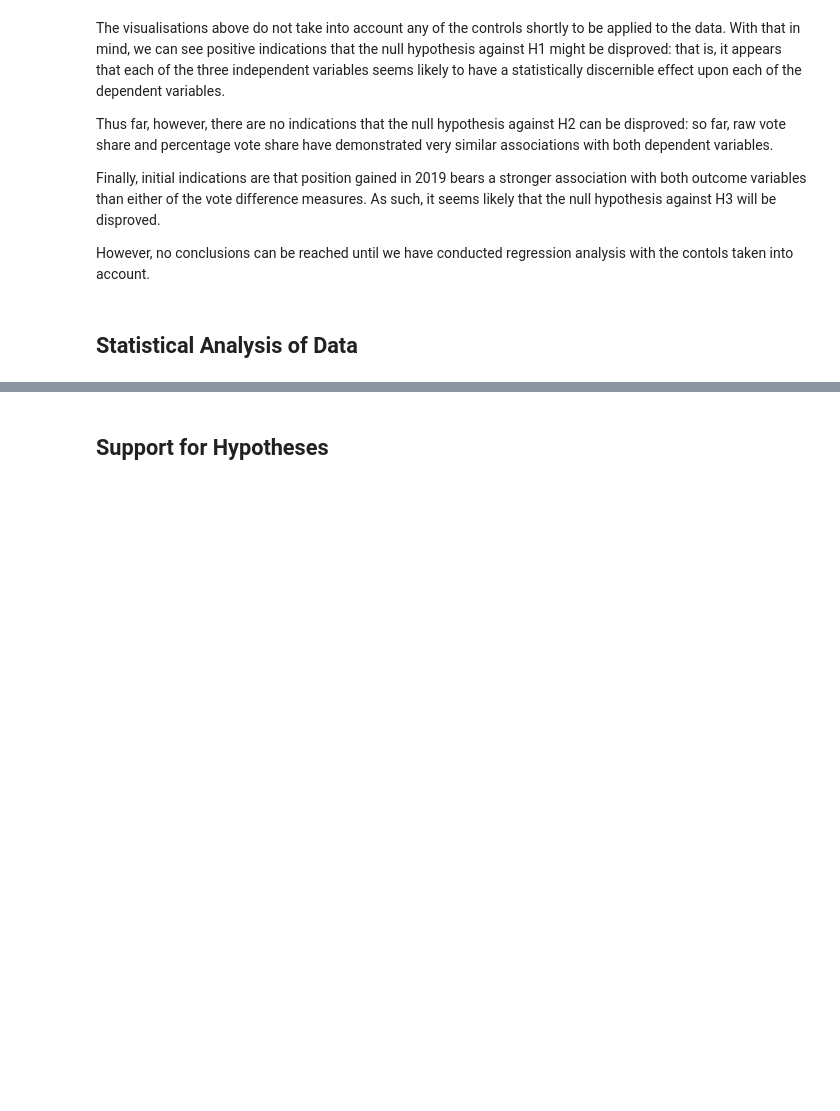
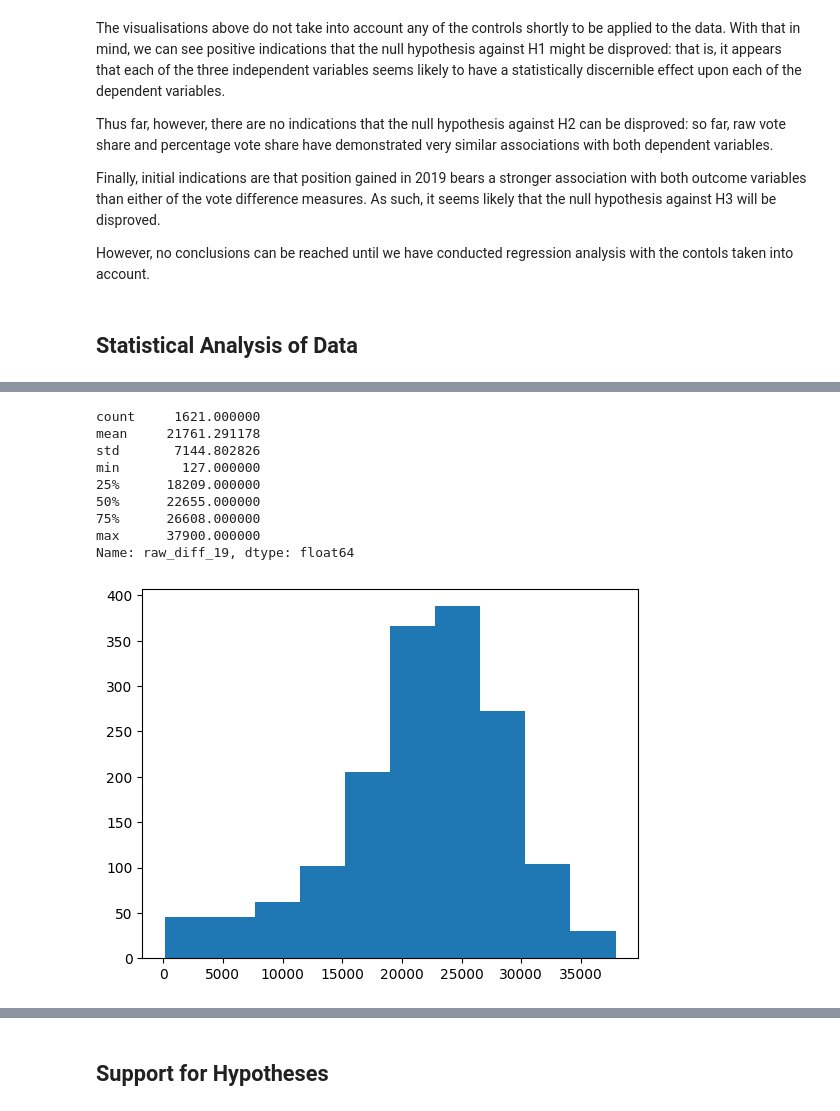
Before and after one commit to lintywilliams/EC-Assessment-1, a Jupyter notebook: Target-seat-rules-of-thumb.ipynb, the cells around one changed output, grey strips where cells are left out. Cells and saved outputs as stored; diff of their text form; code cells hidden in the pictures; blank space fills up the shorter version.

```diff
--- a/Target-seat-rules-of-thumb.ipynb
+++ b/Target-seat-rules-of-thumb.ipynb
@@ -2075,0 +2363,16 @@ I'll proceed through two analyses here. First, using the dependent variable 'won
+# %%
+plt.hist(main_dummy['raw_diff_19'])
+plt.show
+
+print(main_dummy['raw_diff_19'].describe())
+# %% [output]
+count     1621.000000
+mean     21761.291178
+std       7144.802826
+min        127.000000
+25%      18209.000000
+50%      22655.000000
+75%      26608.000000
+max      37900.000000
+Name: raw_diff_19, dtype: float64
+[figure, added]
```
Also changed, not shown: parts of 30 cells of this notebook.
